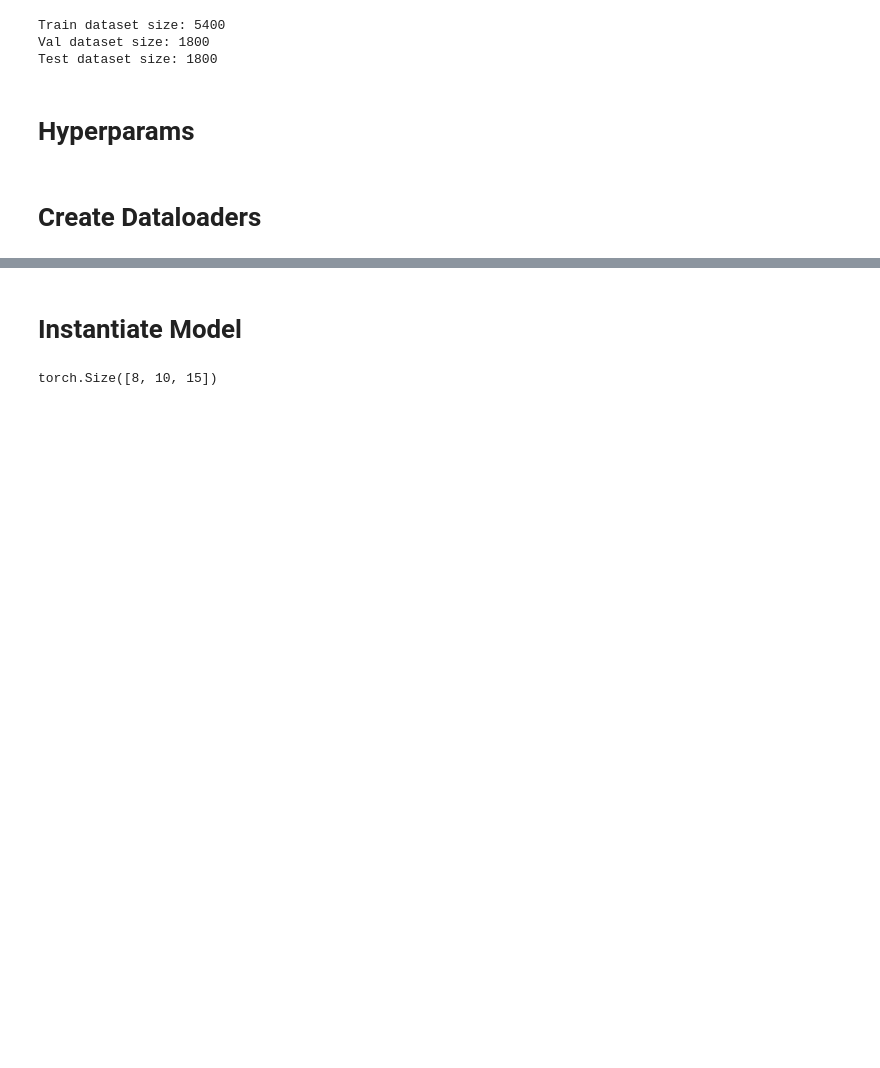
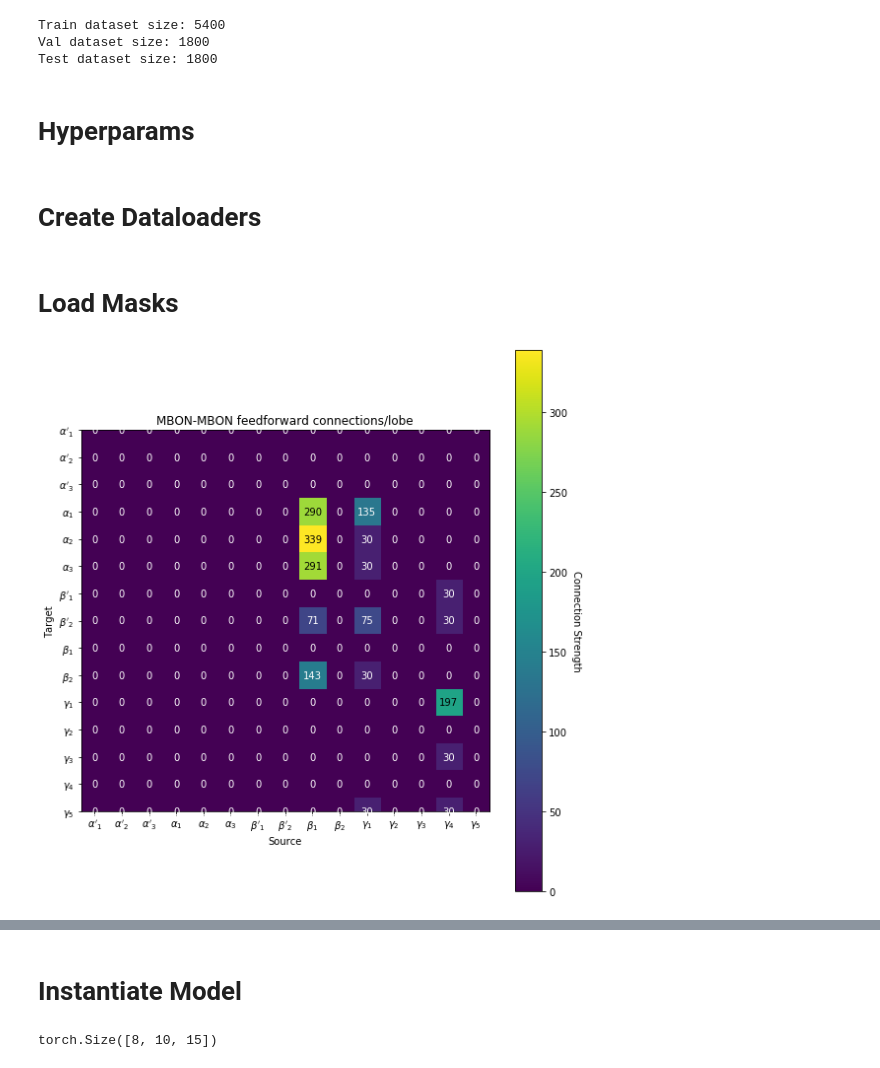
Before and after one commit to Jake-Jay/mushroom-body-models, a Jupyter notebook: RNN/train_rnn.ipynb, the cells around one changed output, grey strips where cells are left out. Saved outputs shown, nothing was run; the diff lists cells and outputs as text; code cells hidden in the pictures; blank space fills up the shorter version.

```diff
--- a/RNN/train_rnn.ipynb
+++ b/RNN/train_rnn.ipynb
@@ -69,3 +69,52 @@ val_dataloader = DataLoader(
     shuffle=False,
     num_workers=4
 )
+# %% [markdown]
+# Load Masks
+# %%
+import matplotlib.pyplot as plt
+
+greek_lobes = [
+    r"$\alpha'_1$", r"$\alpha'_2$", r"$\alpha'_3$",
+    r'$\alpha_1$', r'$\alpha_2$', r'$\alpha_3$',
+    r"$\beta'_1$", r"$\beta'_2$",
+    r'$\beta_1$', r'$\beta_2$',
+    r'$\gamma_1$', r'$\gamma_2$', r'$\gamma_3$', r'$\gamma_4$', r'$\gamma_5$'
+]
+# %%
+def plot_matrix(matrix, labels, title, cbar_title=None, size=[8,8]):
+    fig, ax = plt.subplots(figsize=size)
+    im = ax.imshow(matrix)
+
+
+    plt.yticks(range(len(labels)), labels)
+    plt.xticks(range(len(labels)), labels)
+    plt.title(title)
+    plt.xlabel('Source')
+    plt.ylabel('Target')
+
+    # Loop over data dimensions and create text annotations.
+    for i in range(len(labels)):
+        for j in range(len(labels)):
+            col = 'white' if matrix[i, j] < matrix.max()/2 else 'black'
+            text = ax.text(j, i, int(matrix[i, j]),
+                           ha="center", va="center", color=col)
+
+    # Create colorbar
+    if cbar_title is not None:
+        cbar = ax.figure.colorbar(im, ax=ax)
+        cbar.ax.set_ylabel(cbar_title, rotation=-90, va="bottom")
+
+    plt.tight_layout()
+    plt.show()
+# %%
+mbon2mbon_connectome = np.load('../data/mbon-connectomics.npy')
+# %%
+plot_matrix(
+    mbon2mbon_connectome,
+    greek_lobes,
+    'MBON-MBON feedforward connections/lobe',
+    'Connection Strength'
+)
+# %% [output]
+[figure, added]
```
Also changed, not shown: parts of 15 cells of this notebook, 3 other files.
